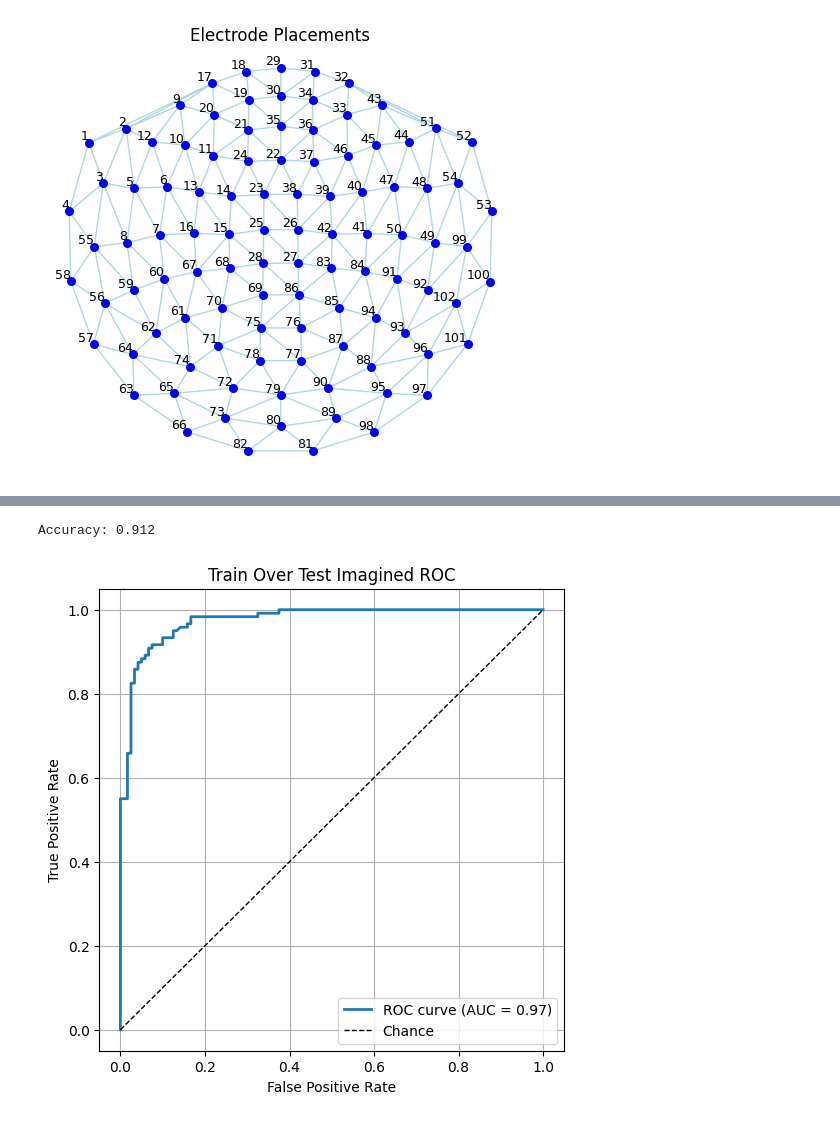
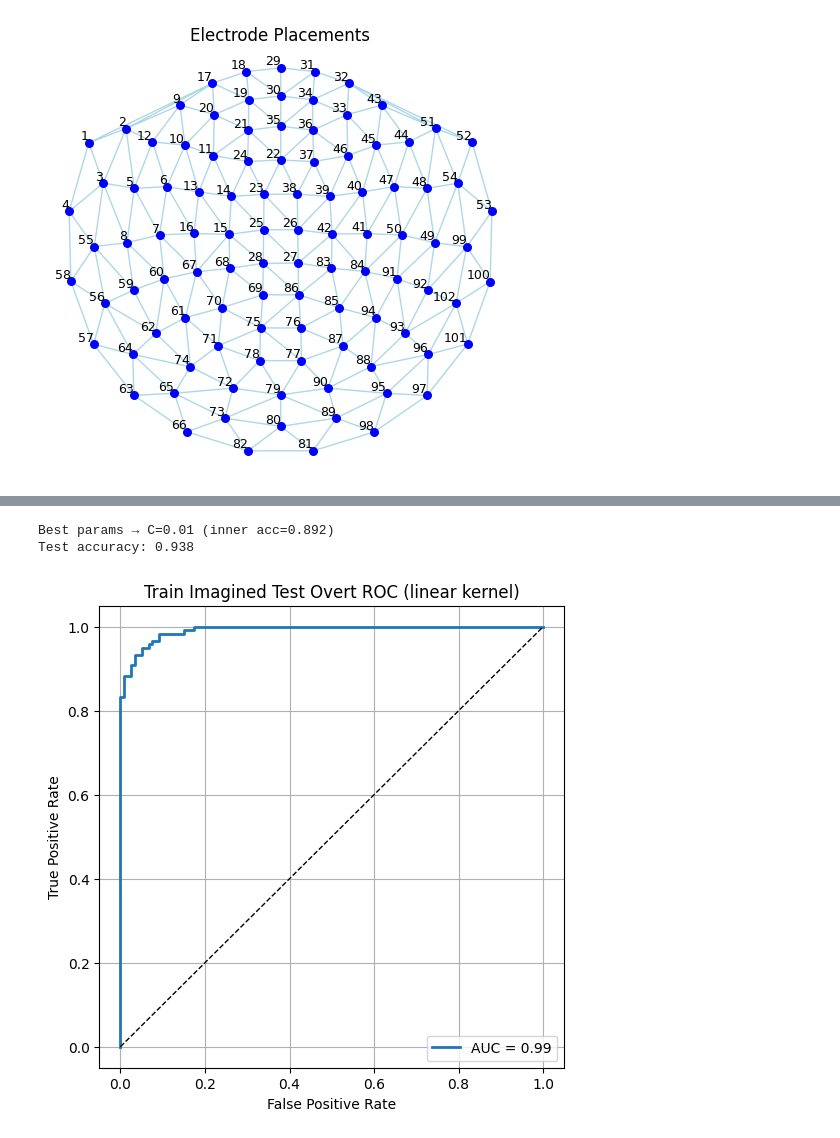
Before and after one commit to EvanWen036/DecodeBCI, a Jupyter notebook: mp2.ipynb, the cells around one changed output, grey strips where cells are left out. Cells and saved outputs as stored; diff of their text form; code cells hidden in the pictures.

```diff
--- a/mp2.ipynb
+++ b/mp2.ipynb
@@ -355,6 +462,7 @@ Overall CV accuracy: 0.954
 # %%
-cross_train(X_img, y_img, X_over, y_over, title = "Train Over Test Imagined") #scenario 4
+cross_train(X_img, y_img, X_over, y_over, title = "Train Imagined Test Overt") #scenario 4
 # %% [output]
-Accuracy: 0.912
+Best params → C=0.01 (inner acc=0.892)
+Test accuracy: 0.938
-[figure, old version]
+[figure, new version]
 # %%
```
Also changed, not shown: parts of 18 cells of this notebook, 18 other files.
